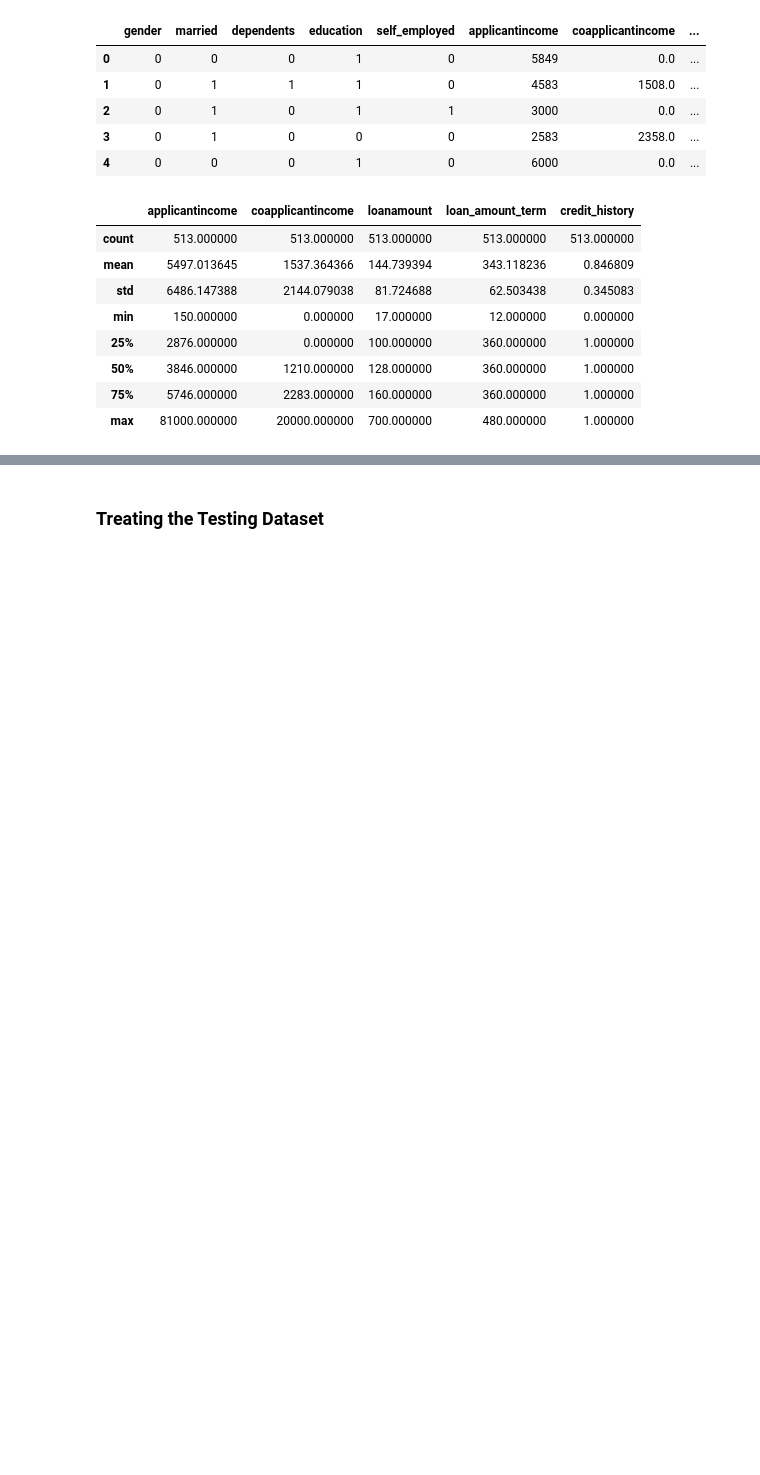
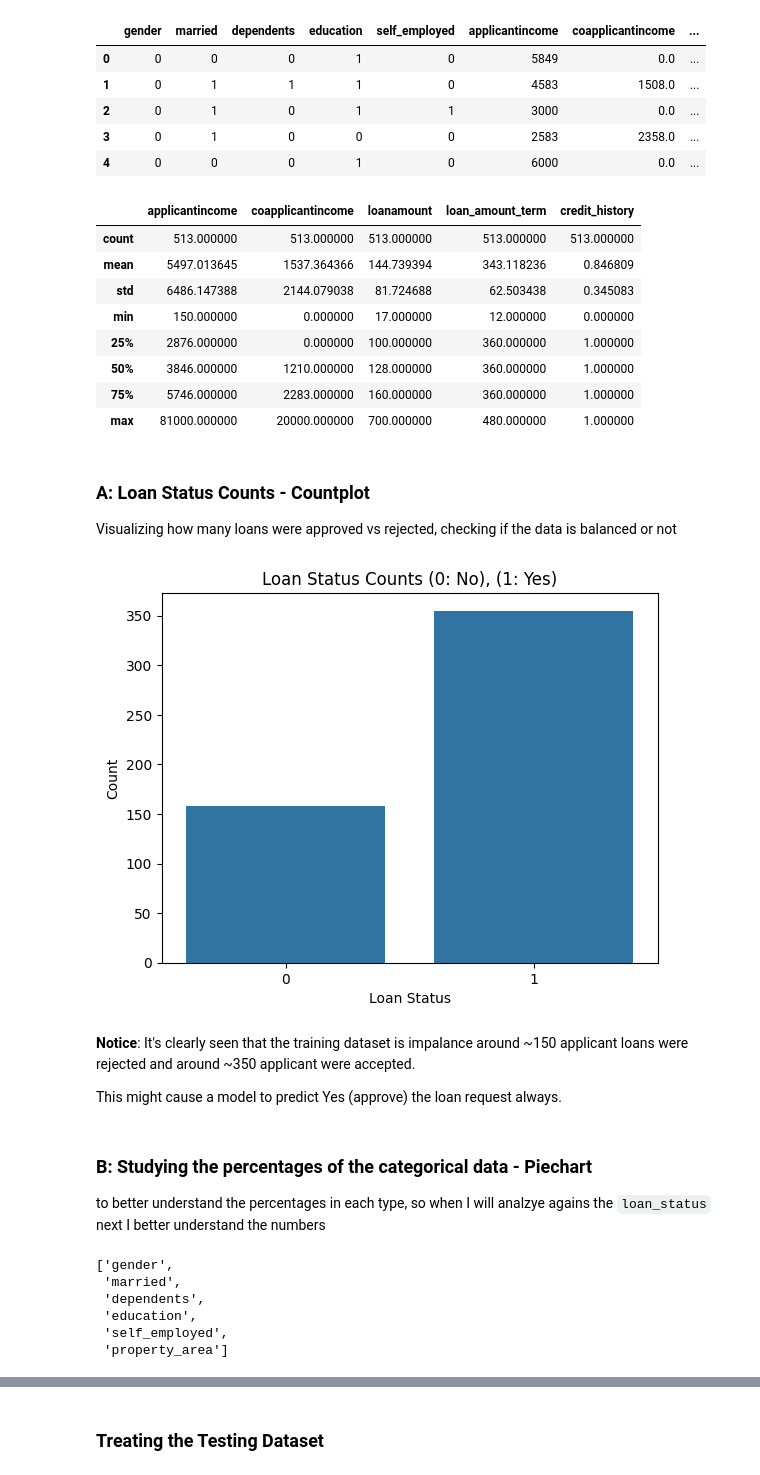
Before and after one commit to allaalmouiz/loan_acceptance_prediction, a Jupyter notebook: Loan_Acceptance_Prediction_Challange_AlaaAlmouiz(S2026_176).ipynb, the cells around one changed output, grey strips where cells are left out. Cells and saved outputs as stored; diff of their text form; code cells hidden in the pictures; blank space fills up the shorter version.

Commit message:
Almost the Visualization phase is done, just more analysis left

```diff
--- a/Loan_Acceptance_Prediction_Challange_AlaaAlmouiz(S2026_176).ipynb
+++ b/Loan_Acceptance_Prediction_Challange_AlaaAlmouiz(S2026_176).ipynb
@@ -508,3 +510,30 @@ train_df[numerical].describe()
 | 50% | 3846.000000 | 1210.000000 | 128.000000 | 360.000000 | 1.000000 |
 | 75% | 5746.000000 | 2283.000000 | 160.000000 | 360.000000 | 1.000000 |
 | max | 81000.000000 | 20000.000000 | 700.000000 | 480.000000 | 1.000000 |
+# %% [markdown]
+### **A: Loan Status Counts** - Countplot
+Visualizing how many loans were approved vs rejected, checking if the data is balanced or not
+# %%
+sns.countplot(x=train_df["loan_status"])
+plt.xlabel("Loan Status")
+plt.ylabel("Count")
+plt.title("Loan Status Counts (0: No), (1: Yes)")
+plt.show()
+# %% [output]
+[figure, added]
+# %% [markdown]
+**Notice**: It's clearly seen that the training dataset is impalance around ~150 applicant loans were rejected and around ~350 applicant were accepted.
+
+This might cause a model to predict Yes (approve) the loan request always.
+# %% [markdown]
+### **B: Studying the percentages of the categorical data** - Piechart
+to better understand the percentages in each type, so when I will analzye agains the `loan_status` next I better understand the numbers
+# %%
+categorical
+# %% [output]
+['gender',
+ 'married',
+ 'dependents',
+ 'education',
+ 'self_employed',
+ 'property_area']
```
Also changed, not shown: parts of 14 cells of this notebook.
